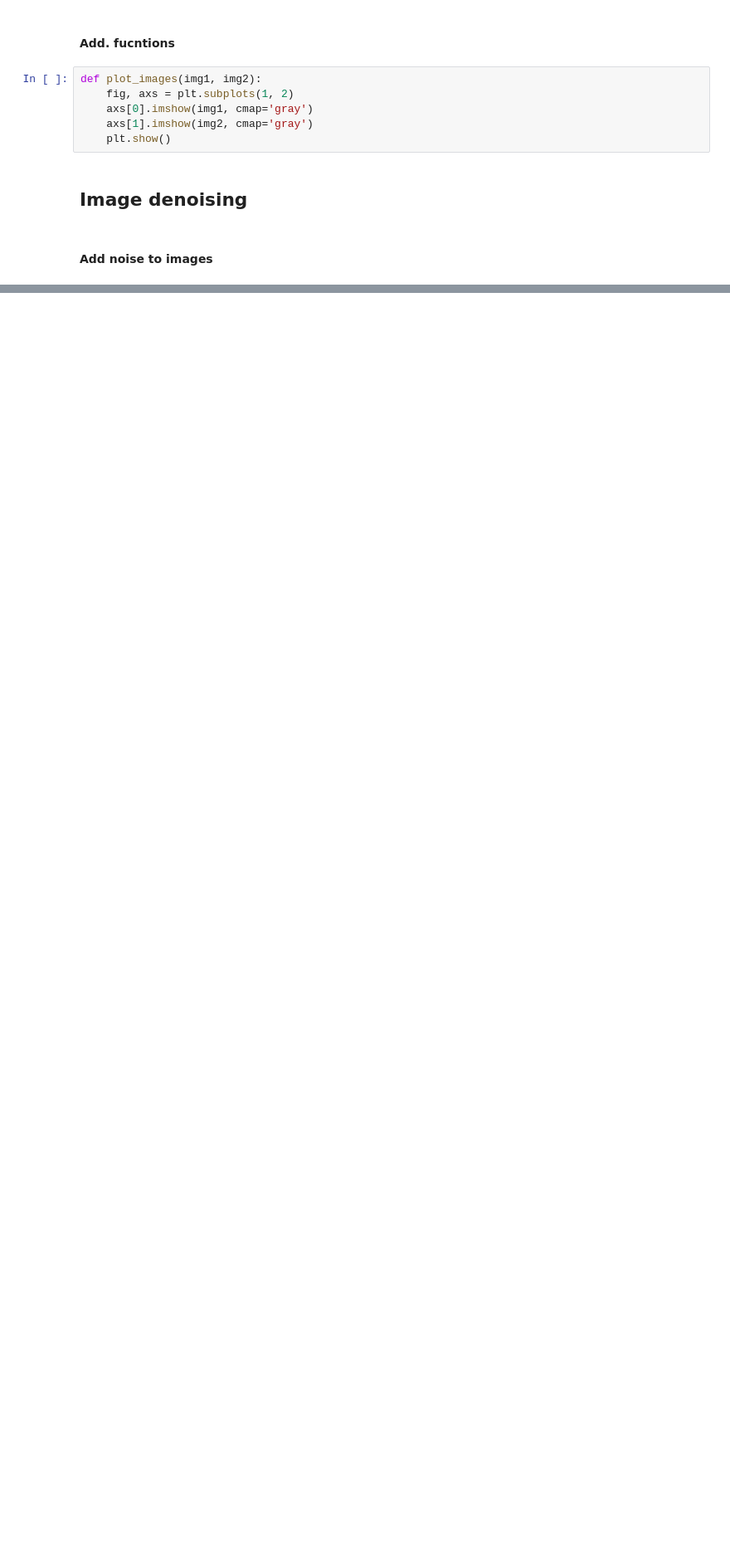
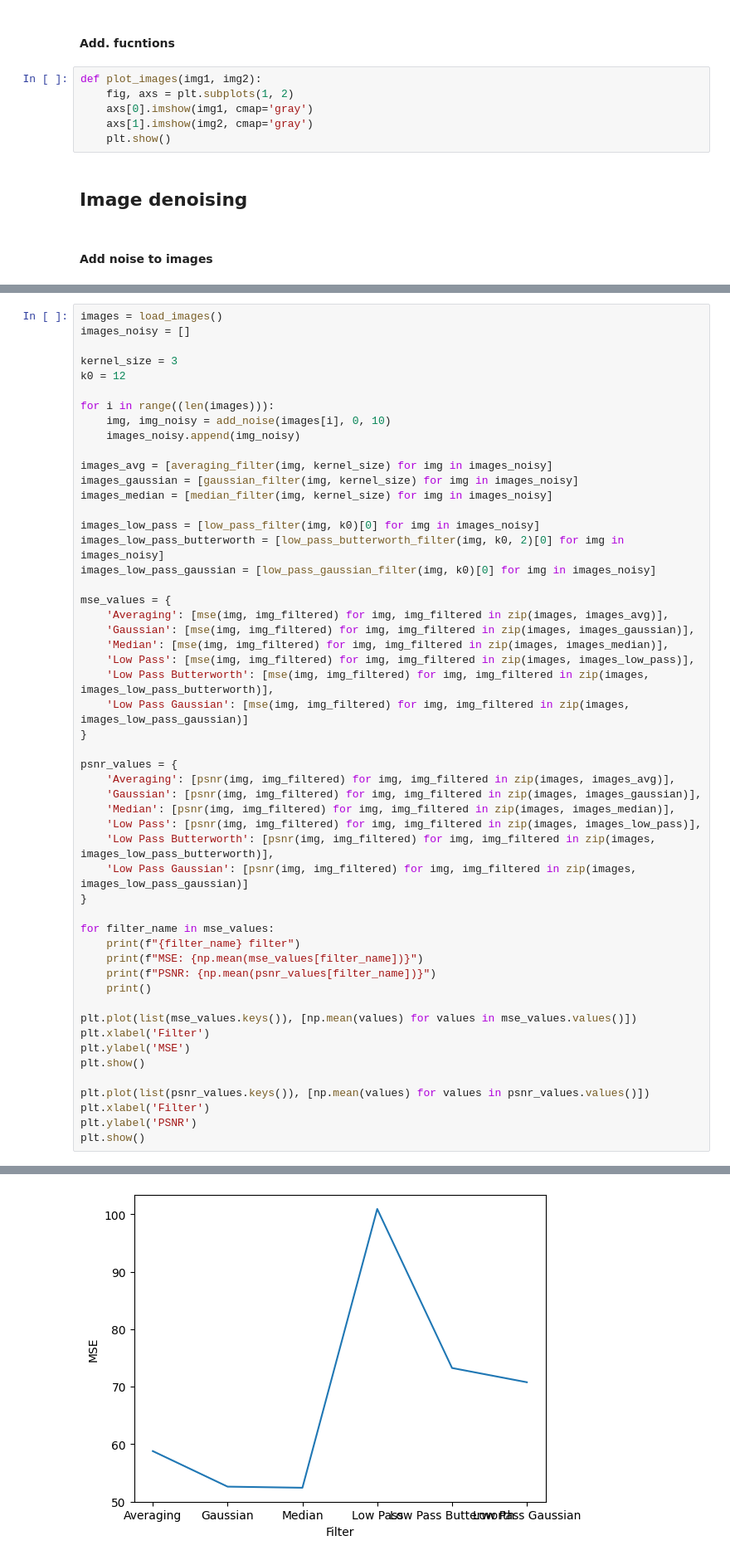
Before and after one commit to bulkobubulko/image-denoising, a Jupyter notebook: image-denoising.ipynb, the cells around one changed output, grey strips where cells are left out. Shown at 83% size. Drawn from its saved outputs; the diff is of its cells as text; blank space fills up the shorter version.

```diff
--- a/image-denoising.ipynb
+++ b/image-denoising.ipynb
@@ -451,0 +405,53 @@ plt.show()
+# %%
+images = load_images()
+images_noisy = []
+
+kernel_size = 3
+k0 = 12
+
+for i in range((len(images))):
+    img, img_noisy = add_noise(images[i], 0, 10)
+    images_noisy.append(img_noisy)
+
+images_avg = [averaging_filter(img, kernel_size) for img in images_noisy]
+images_gaussian = [gaussian_filter(img, kernel_size) for img in images_noisy]
+images_median = [median_filter(img, kernel_size) for img in images_noisy]
+
+images_low_pass = [low_pass_filter(img, k0)[0] for img in images_noisy]
+images_low_pass_butterworth = [low_pass_butterworth_filter(img, k0, 2)[0] for img in images_noisy]
+images_low_pass_gaussian = [low_pass_gaussian_filter(img, k0)[0] for img in images_noisy]
+
+mse_values = {
+    'Averaging': [mse(img, img_filtered) for img, img_filtered in zip(images, images_avg)],
+    'Gaussian': [mse(img, img_filtered) for img, img_filtered in zip(images, images_gaussian)],
+    'Median': [mse(img, img_filtered) for img, img_filtered in zip(images, images_median)],
+    'Low Pass': [mse(img, img_filtered) for img, img_filtered in zip(images, images_low_pass)],
+    'Low Pass Butterworth': [mse(img, img_filtered) for img, img_filtered in zip(images, images_low_pass_butterworth)],
+    'Low Pass Gaussian': [mse(img, img_filtered) for img, img_filtered in zip(images, images_low_pass_gaussian)]
+}
+
+psnr_values = {
+    'Averaging': [psnr(img, img_filtered) for img, img_filtered in zip(images, images_avg)],
+    'Gaussian': [psnr(img, img_filtered) for img, img_filtered in zip(images, images_gaussian)],
+    'Median': [psnr(img, img_filtered) for img, img_filtered in zip(images, images_median)],
+    'Low Pass': [psnr(img, img_filtered) for img, img_filtered in zip(images, images_low_pass)],
+    'Low Pass Butterworth': [psnr(img, img_filtered) for img, img_filtered in zip(images, images_low_pass_butterworth)],
+    'Low Pass Gaussian': [psnr(img, img_filtered) for img, img_filtered in zip(images, images_low_pass_gaussian)]
+}
+
+for filter_name in mse_values:
+    print(f"{filter_name} filter")
+    print(f"MSE: {np.mean(mse_values[filter_name])}")
+    print(f"PSNR: {np.mean(psnr_values[filter_name])}")
+    print()
+
+plt.plot(list(mse_values.keys()), [np.mean(values) for values in mse_values.values()])
+plt.xlabel('Filter')
+plt.ylabel('MSE')
+plt.show()
+
+plt.plot(list(psnr_values.keys()), [np.mean(values) for values in psnr_values.values()])
+plt.xlabel('Filter')
+plt.ylabel('PSNR')
+plt.show()
+# %% [output]
@@ -451,0 +475 @@ plt.show()
+[figure, added]
```
Also changed, not shown: parts of 8 cells of this notebook, 3 other files.
